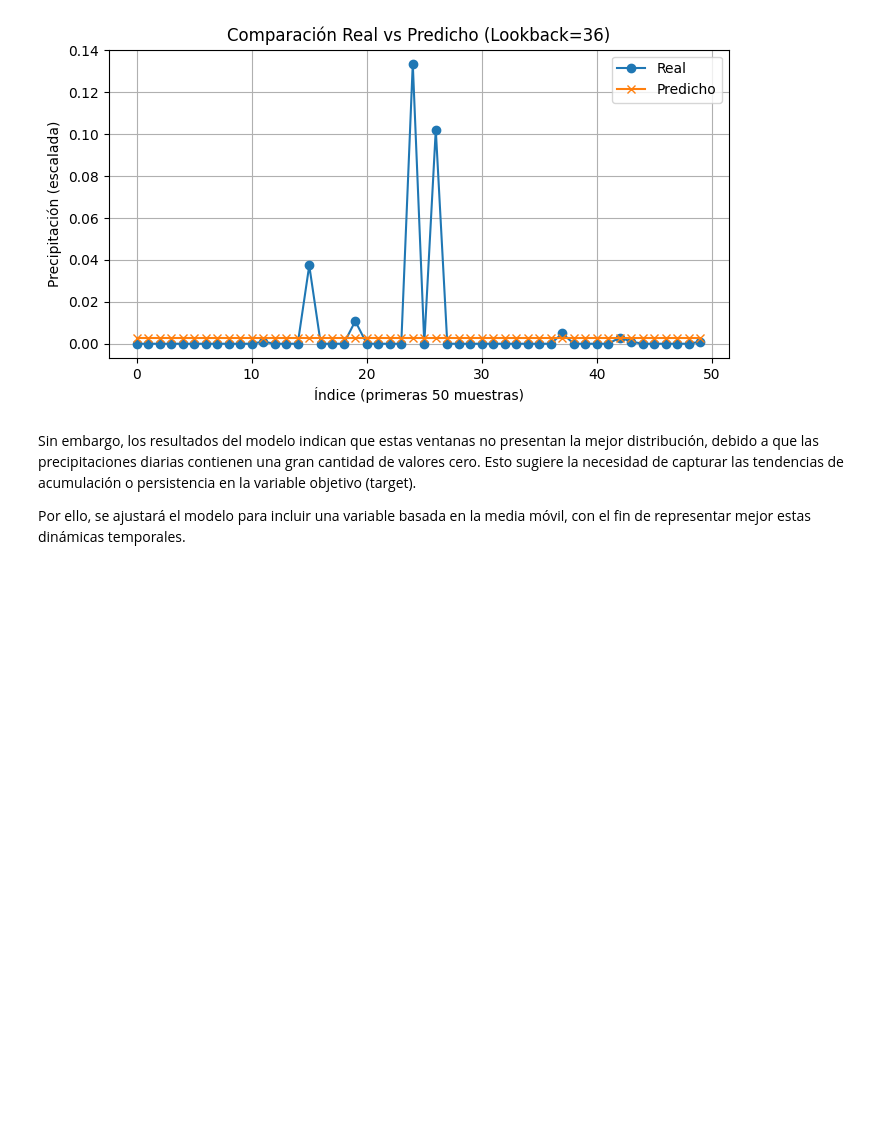
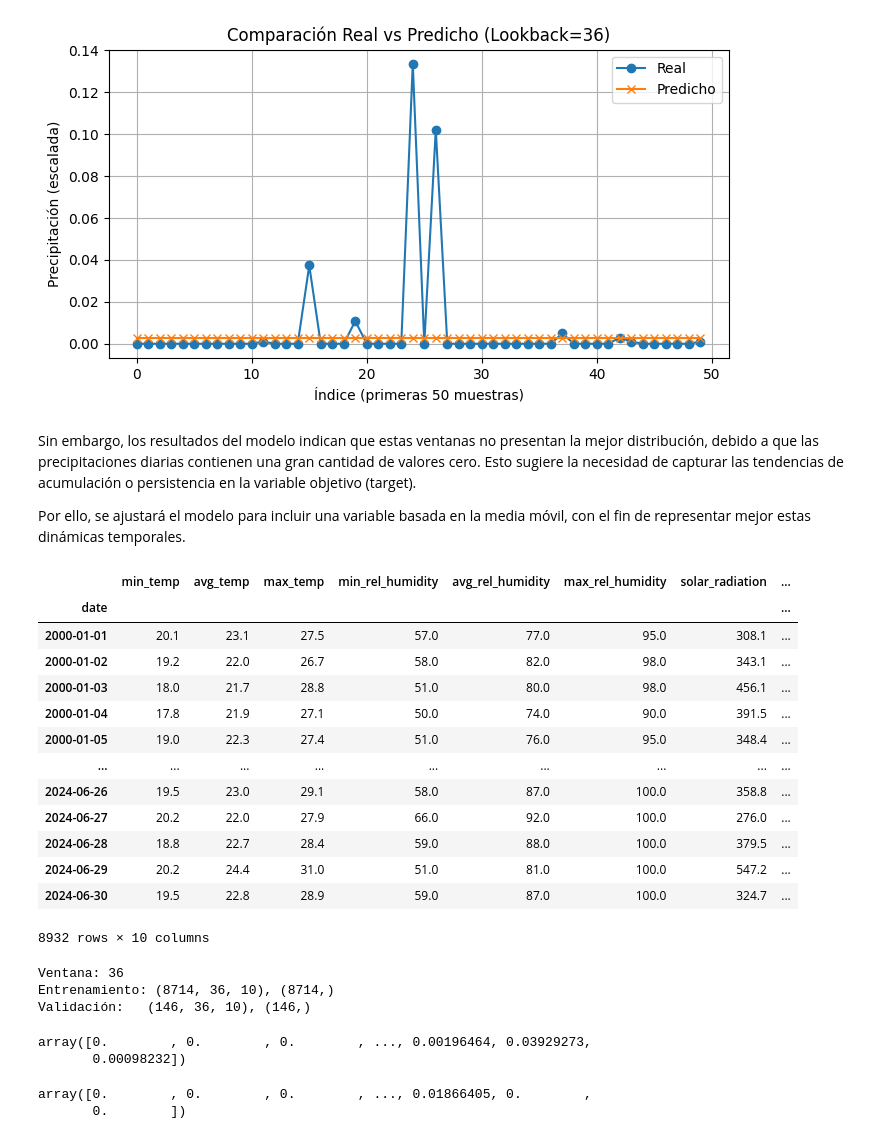
Before and after one commit to Laura9704/Fundamentos_MCD, a Jupyter notebook: Modelo_RNN.ipynb, the cells around one changed output. Saved outputs shown, nothing was run; the diff lists cells and outputs as text; code cells hidden in the pictures; blank space fills up the shorter version.

```diff
--- a/Modelo_RNN.ipynb
+++ b/Modelo_RNN.ipynb
@@ -643,3 +863,22 @@ plt.show()
 Sin embargo, los resultados del modelo indican que estas ventanas no presentan la mejor distribución, debido a que las precipitaciones diarias contienen una gran cantidad de valores cero. Esto sugiere la necesidad de capturar las tendencias de acumulación o persistencia en la variable objetivo (target).
 
 Por ello, se ajustará el modelo para incluir una variable basada en la media móvil, con el fin de representar mejor estas dinámicas temporales.
+# %%
+df_imputado["precipitation_ma5"] = (df_imputado["precipitation"].rolling(window=5, min_periods=1).mean())
+df_imputado["precipitation_ma5"] = df_imputado["precipitation_ma5"].round(1)
+df_imputado
+# %% [output]
+|  | min_temp | avg_temp | max_temp | min_rel_humidity | avg_rel_humidity | max_rel_humidity | solar_radiation | ... |
+| date |  |  |  |  |  |  |  | ... |
+| 2000-01-01 | 20.1 | 23.1 | 27.5 | 57.0 | 77.0 | 95.0 | 308.1 | ... |
+| 2000-01-02 | 19.2 | 22.0 | 26.7 | 58.0 | 82.0 | 98.0 | 343.1 | ... |
+| 2000-01-03 | 18.0 | 21.7 | 28.8 | 51.0 | 80.0 | 98.0 | 456.1 | ... |
+| 2000-01-04 | 17.8 | 21.9 | 27.1 | 50.0 | 74.0 | 90.0 | 391.5 | ... |
+| 2000-01-05 | 19.0 | 22.3 | 27.4 | 51.0 | 76.0 | 95.0 | 348.4 | ... |
+| ... | ... | ... | ... | ... | ... | ... | ... | ... |
+| 2024-06-26 | 19.5 | 23.0 | 29.1 | 58.0 | 87.0 | 100.0 | 358.8 | ... |
+| 2024-06-27 | 20.2 | 22.0 | 27.9 | 66.0 | 92.0 | 100.0 | 276.0 | ... |
+| 2024-06-28 | 18.8 | 22.7 | 28.4 | 59.0 | 88.0 | 100.0 | 379.5 | ... |
+| 2024-06-29 | 20.2 | 24.4 | 31.0 | 51.0 | 81.0 | 100.0 | 547.2 | ... |
+| 2024-06-30 | 19.5 | 22.8 | 28.9 | 59.0 | 87.0 | 100.0 | 324.7 | ... |
+8932 rows × 10 columns
@@ -645,0 +896,23 @@ Por ello, se ajustará el modelo para incluir una variable basada en la media m
+# %%
+X_train, y_train, X_val, y_val, scaler, train_scaled, val_scaled = preparar_datos_modelo(
+    df_imputado,
+    features=features,
+    target_col=target,
+    n_steps=n_steps,
+    train_range=('2000-01-01', '2023-12-31'),
+    val_range=('2024-01-01', '2024-06-30')
+)
+# %% [output]
+Ventana: 36
+Entrenamiento: (8714, 36, 10), (8714,)
+Validación:   (146, 36, 10), (146,)
+# %%
+y_train
+# %% [output]
+array([0.        , 0.        , 0.        , ..., 0.00196464, 0.03929273,
+       0.00098232])
+# %%
+y_test
+# %% [output]
+array([0.        , 0.        , 0.        , ..., 0.01866405, 0.        ,
+       0.        ])
```
Also changed, not shown: parts of 25 cells of this notebook.
